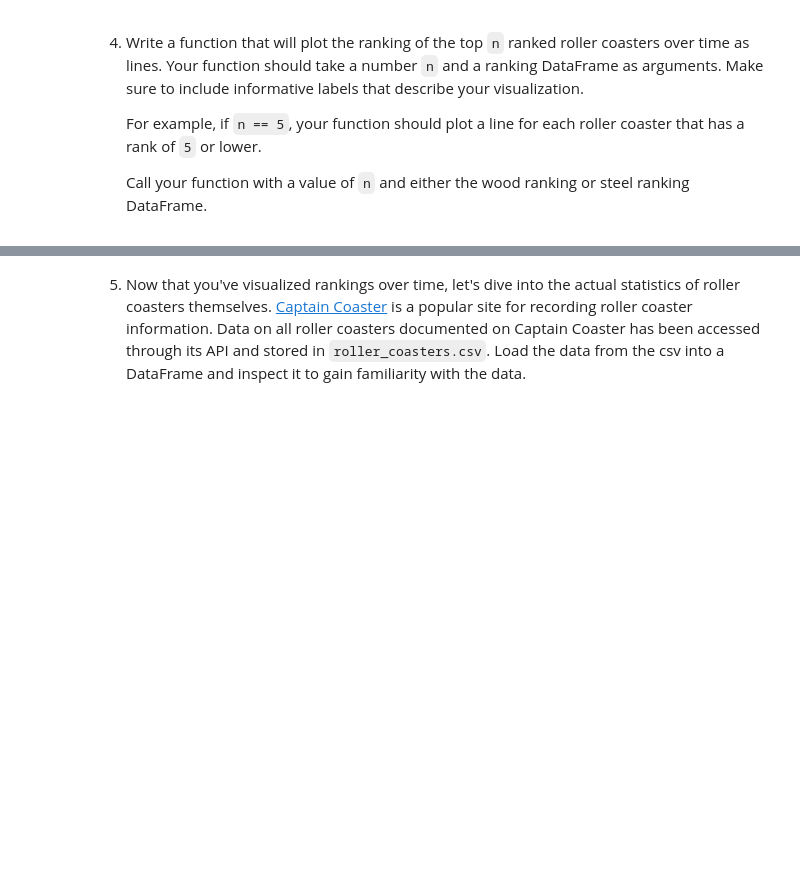
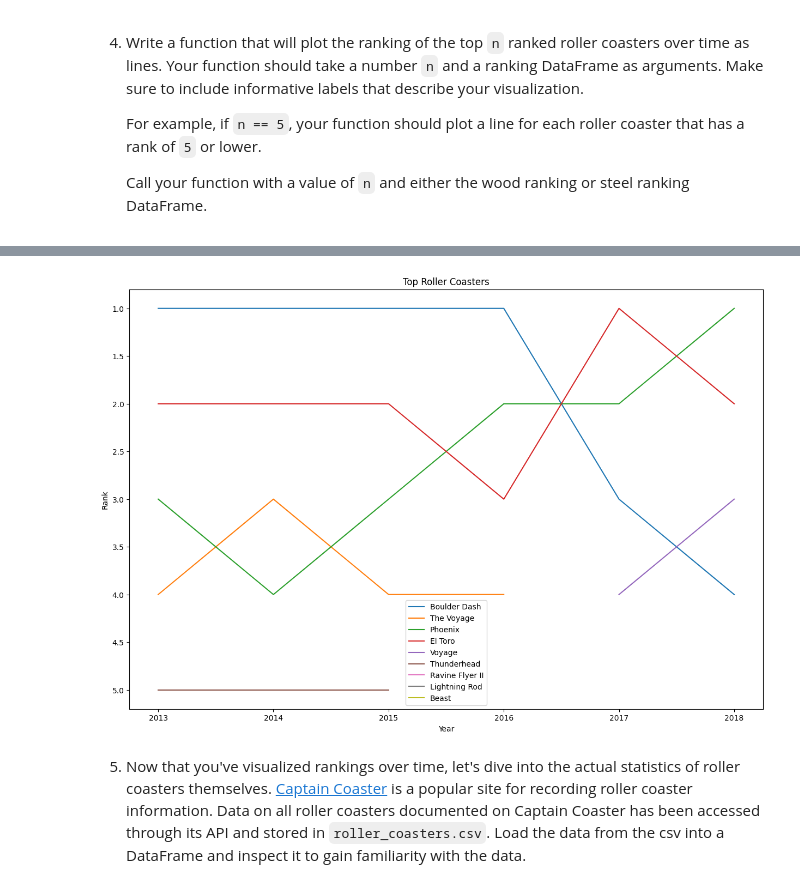
Before and after one commit to tylershienlim/cc-matplotlib-challenges, a Jupyter notebook: Roller Coaster.ipynb, the cells around one changed output, grey strips where cells are left out. Cells and saved outputs as stored; diff of their text form; code cells hidden in the pictures; blank space fills up the shorter version.

```diff
--- a/Roller Coaster.ipynb
+++ b/Roller Coaster.ipynb
@@ -77,0 +120,3 @@ def el_toro():
+# %%
+top_coasters = wood[wood.Rank <= 5]
+set(top_coasters.Name)
@@ -78,3 +133,22 @@ def el_toro():
+# %%
+# 4
+# Create a function to plot top n rankings over time
+def top_n_rankings(n, df):
+    top_coasters = df[df.Rank <= n]
+    fig, ax = plt.subplots(figsize=(15, 10))
+    for coaster in set(top_coasters.Name):
+        selected = top_coasters[top_coasters.Name == coaster]
+        ax.plot(selected['Year of Rank'], selected.Rank, label=coaster)
+    ax.invert_yaxis()
+    plt.legend()
+    plt.title('Top Roller Coasters')
+    plt.ylabel('Rank')
+    plt.xlabel('Year')
+    plt.show()
+# Create a plot of top n rankings over time
+top_n_rankings(5, wood)
+# %% [output]
+[figure, added]
 # %% [markdown]
 5. Now that you've visualized rankings over time, let's dive into the actual statistics of roller coasters themselves. [Captain Coaster](https://captaincoaster.com/en/) is a popular site for recording roller coaster information. Data on all roller coasters documented on Captain Coaster has been accessed through its API and stored in `roller_coasters.csv`. Load the data from the csv into a DataFrame and inspect it to gain familiarity with the data.
 # %%
```
Also changed, not shown: parts of 17 cells of this notebook.
